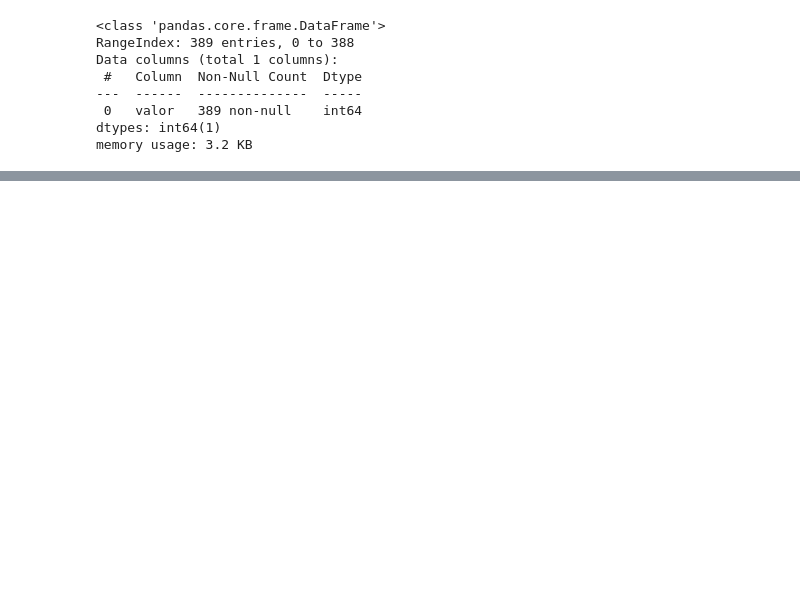
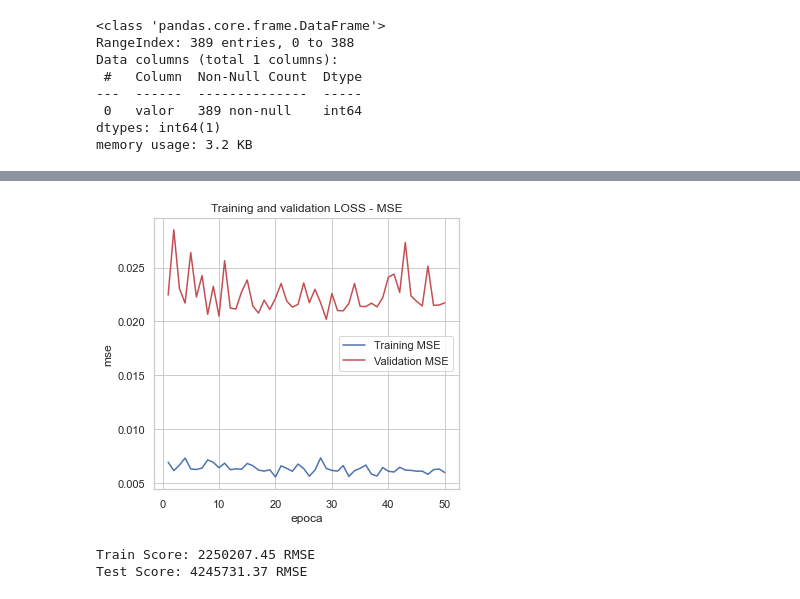
Before and after one commit to hgf777-br/trabalho-final-bootcamp, a Jupyter notebook: Roberto/Ex4_LSTM.ipynb, the cells around one changed output, grey strips where cells are left out. Saved outputs shown, nothing was run; the diff lists cells and outputs as text; code cells hidden in the pictures; blank space fills up the shorter version.

```diff
--- a/Roberto/Ex4_LSTM.ipynb
+++ b/Roberto/Ex4_LSTM.ipynb
@@ -41,0 +134,10 @@ memory usage: 3.2 KB
+# %%
+# quantidade de atrasos
+look_back = 59
+
+X_train, y_train = create_dataset(train, look_back)
+X_test, y_test = create_dataset(test, look_back)
+# %%
+# reshape da entrada para ser [amostras, time steps, caracteristicas]
+X_train = np.reshape(X_train, (X_train.shape[0], X_train.shape[1], 1))
+X_test = np.reshape(X_test, (X_test.shape[0], X_test.shape[1], 1))
@@ -41,0 +146,7 @@ memory usage: 3.2 KB
+# %%
+model = Sequential()
+model.add(LSTM(128, input_shape=(look_back, 1), dropout=0.2))
+model.add(Dense(1))
+
+model.compile(loss='mse', optimizer='adam')
+model.summary()
@@ -41,0 +166,4 @@ memory usage: 3.2 KB
+# %%
+checkpointer = ModelCheckpoint(filepath='./modelo_lstm_ex4.hdf5', verbose=1, save_best_only=True, monitor='val_loss')
+
+history = model.fit(X_train, y_train, validation_data=(X_test, y_test), epochs=50, batch_size=1, callbacks=[checkpointer])
@@ -41,0 +188,4 @@ memory usage: 3.2 KB
+# %%
+plot_history(history)
+# %% [output]
+[figure, added]
@@ -41,0 +204,9 @@ memory usage: 3.2 KB
+# %%
+# Calcula o RMSE
+trainScore = math.sqrt(mean_squared_error(y_tr[0], trainPredict[:,0]))
+print('Train Score: %.2f RMSE' % (trainScore))
+testScore = math.sqrt(mean_squared_error(y_te[0], testPredict[:,0]))
+print('Test Score: %.2f RMSE' % (testScore))
+# %% [output]
+Train Score: 2250207.45 RMSE
+Test Score: 4245731.37 RMSE
```
Also changed, not shown: parts of 20 cells of this notebook, 16 other files.
